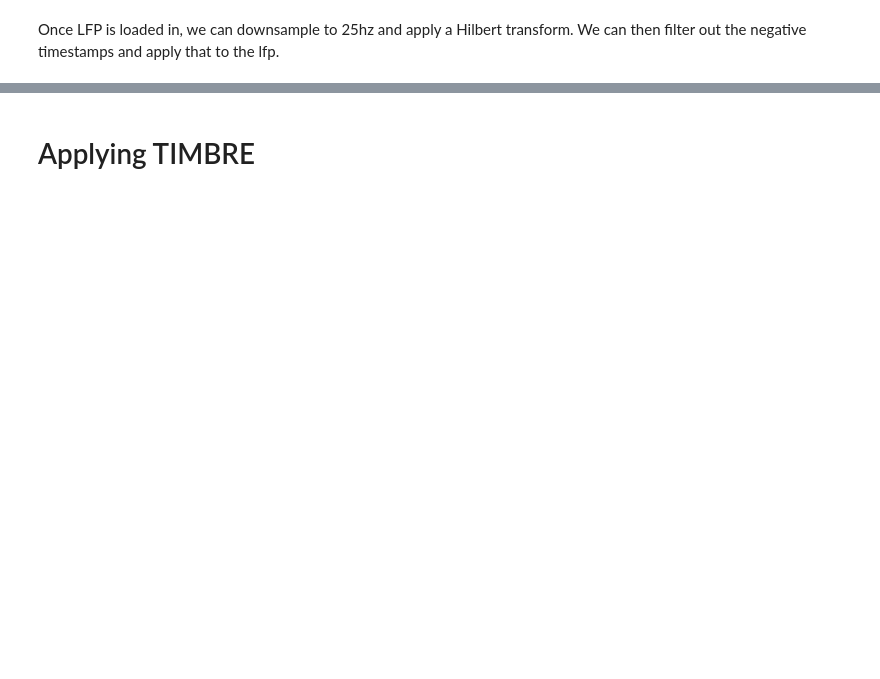
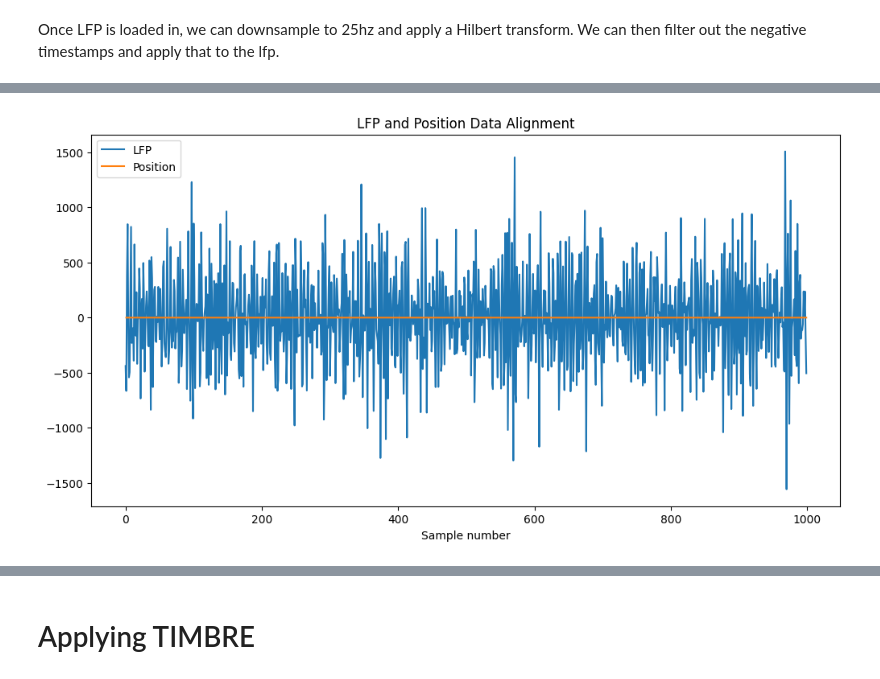
Before and after one commit to ben-toker/batTIMBRE, a Jupyter notebook: bat_TIMBRE.ipynb, the cells around one changed output, grey strips where cells are left out. Cells and saved outputs as stored; diff of their text form; code cells hidden in the pictures; blank space fills up the shorter version.

```diff
--- a/bat_TIMBRE.ipynb
+++ b/bat_TIMBRE.ipynb
@@ -187,0 +297,12 @@ LFPs[0:10]
+# %%
+import matplotlib.pyplot as plt
+
+plt.figure(figsize=(12, 6))
+plt.plot(LFPs[:1000, 0], label='LFP')
+plt.plot(binned_pos[:1000, 0], label='Position')
+plt.legend()
+plt.title('LFP and Position Data Alignment')
+plt.xlabel('Sample number')
+plt.show()
+# %% [output]
+[figure, added]
```
Also changed, not shown: parts of 35 cells of this notebook, 4 other files.
